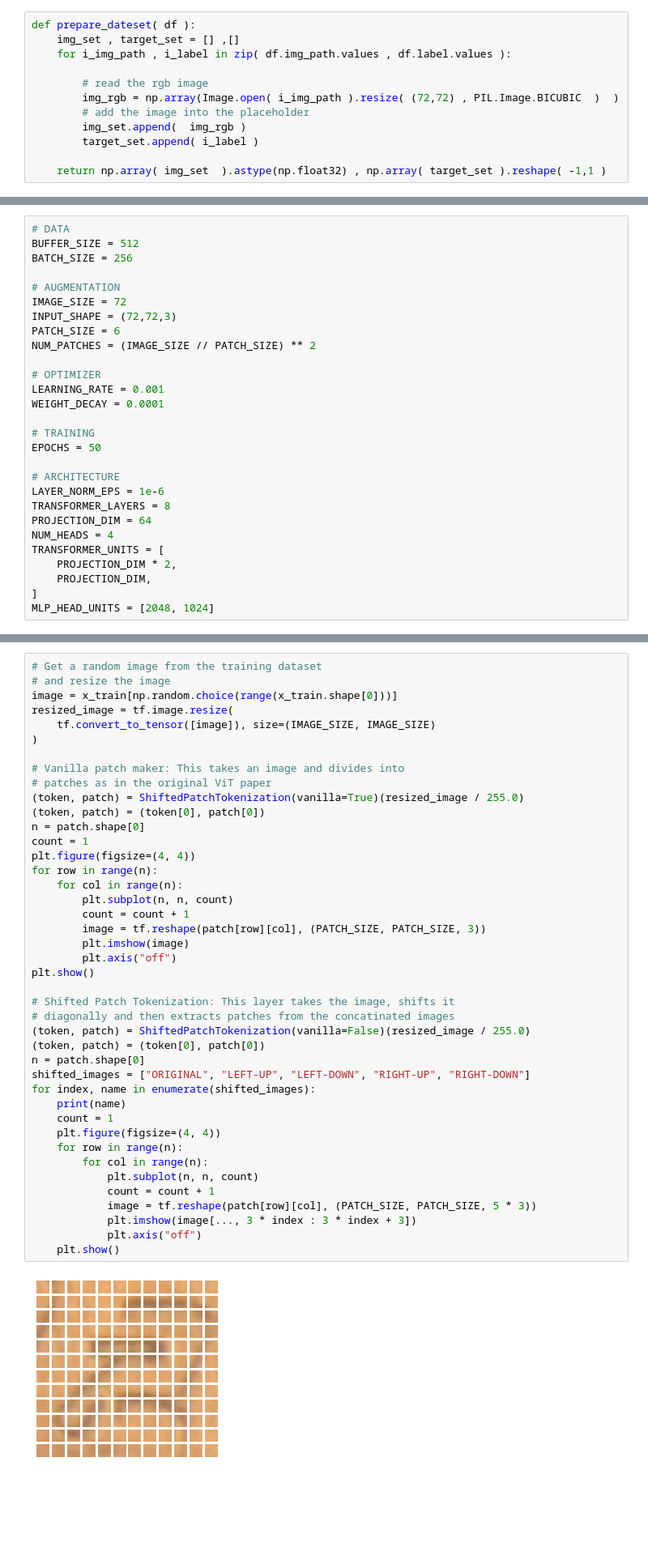
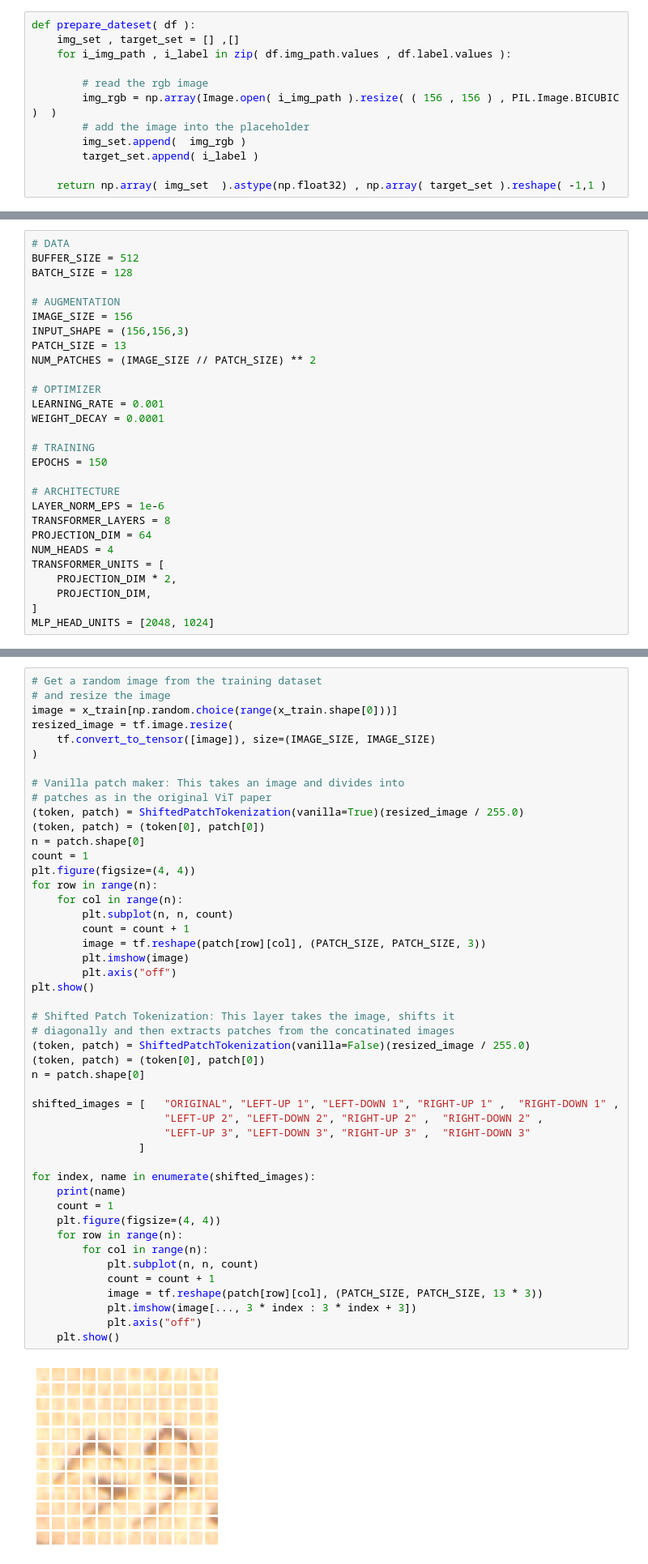
Before and after one commit to himasha0421/vision_transformer, a Jupyter notebook: vit_charnet.ipynb, the cells around one changed output, grey strips where cells are left out. Shown at 81% size. Cells and saved outputs as stored; diff of their text form; blank space fills up the shorter version.

```diff
--- a/vit_charnet.ipynb
+++ b/vit_charnet.ipynb
@@ -161,7 +158,7 @@ def prepare_dateset( df ):
     for i_img_path , i_label in zip( df.img_path.values , df.label.values ):
 
         # read the rgb image
-        img_rgb = np.array(Image.open( i_img_path ).resize( (72,72) , PIL.Image.BICUBIC  )  )
+        img_rgb = np.array(Image.open( i_img_path ).resize( ( 156 , 156 ) , PIL.Image.BICUBIC  )  )
         # add the image into the placeholder
         img_set.append(  img_rgb )
         target_set.append( i_label )
@@ -186,12 +183,12 @@ the hyperparameters yourself.
 # %%
 # DATA
 BUFFER_SIZE = 512
-BATCH_SIZE = 256
+BATCH_SIZE = 128
 
 # AUGMENTATION
-IMAGE_SIZE = 72
-INPUT_SHAPE = (72,72,3)
-PATCH_SIZE = 6
+IMAGE_SIZE = 156
+INPUT_SHAPE = (156,156,3)
+PATCH_SIZE = 13
 NUM_PATCHES = (IMAGE_SIZE // PATCH_SIZE) ** 2
 
 # OPTIMIZER
@@ -199,7 +196,7 @@ LEARNING_RATE = 0.001
 WEIGHT_DECAY = 0.0001
 
 # TRAINING
-EPOCHS = 50
+EPOCHS = 150
 
 # ARCHITECTURE
 LAYER_NORM_EPS = 1e-6
@@ -362,34 +382,39 @@ resized_image = tf.image.resize(
 (token, patch) = (token[0], patch[0])
 n = patch.shape[0]
 count = 1
 plt.figure(figsize=(4, 4))
 for row in range(n):
     for col in range(n):
         plt.subplot(n, n, count)
         count = count + 1
         image = tf.reshape(patch[row][col], (PATCH_SIZE, PATCH_SIZE, 3))
         plt.imshow(image)
         plt.axis("off")
 plt.show()
 
 # Shifted Patch Tokenization: This layer takes the image, shifts it
 # diagonally and then extracts patches from the concatinated images
 (token, patch) = ShiftedPatchTokenization(vanilla=False)(resized_image / 255.0)
 (token, patch) = (token[0], patch[0])
 n = patch.shape[0]
-shifted_images = ["ORIGINAL", "LEFT-UP", "LEFT-DOWN", "RIGHT-UP", "RIGHT-DOWN"]
+
+shifted_images = [   "ORIGINAL", "LEFT-UP 1", "LEFT-DOWN 1", "RIGHT-UP 1" ,  "RIGHT-DOWN 1" ,
+                     "LEFT-UP 2", "LEFT-DOWN 2", "RIGHT-UP 2" ,  "RIGHT-DOWN 2" ,
+                     "LEFT-UP 3", "LEFT-DOWN 3", "RIGHT-UP 3" ,  "RIGHT-DOWN 3"
+                 ]
+
 for index, name in enumerate(shifted_images):
     print(name)
     count = 1
     plt.figure(figsize=(4, 4))
     for row in range(n):
         for col in range(n):
             plt.subplot(n, n, count)
             count = count + 1
-            image = tf.reshape(patch[row][col], (PATCH_SIZE, PATCH_SIZE, 5 * 3))
+            image = tf.reshape(patch[row][col], (PATCH_SIZE, PATCH_SIZE, 13 * 3))
             plt.imshow(image[..., 3 * index : 3 * index + 3])
             plt.axis("off")
     plt.show()
 # %% [output]
-[figure, old version]
+[figure, new version]
 ORIGINAL
```
Also changed, not shown: parts of 8 cells of this notebook, 1 other file.
